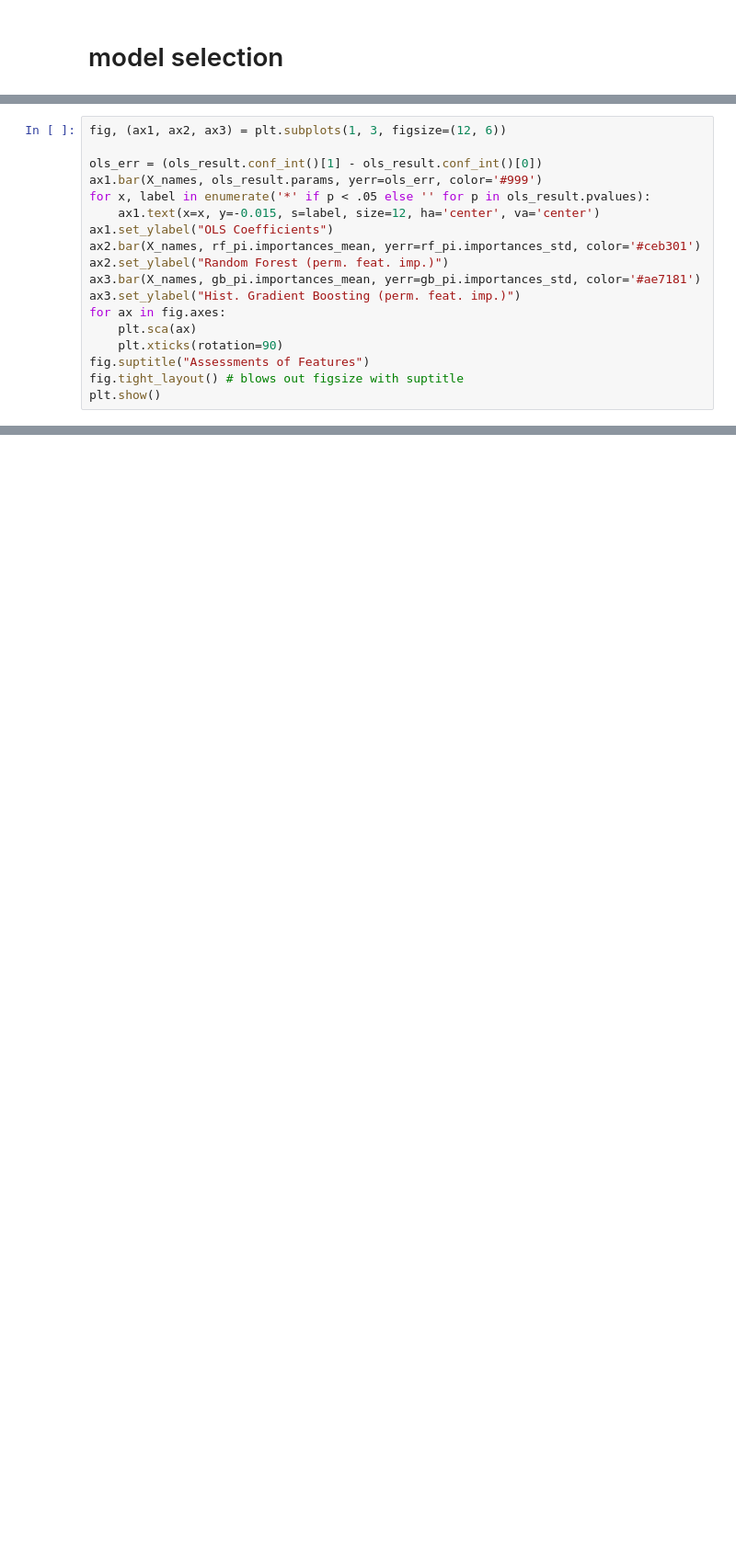
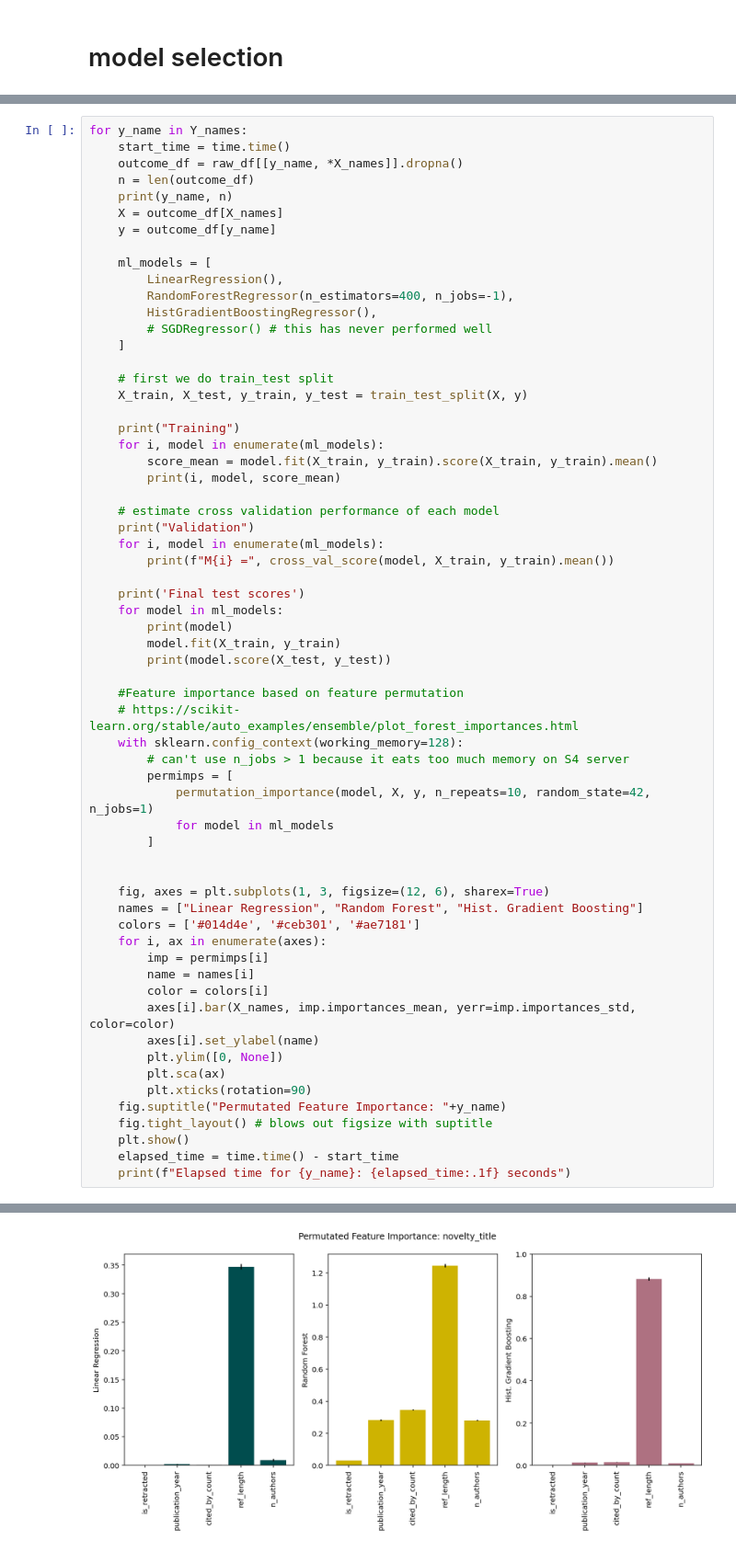
Before and after one commit to vaneseltine/s4-dark-side, a Jupyter notebook: 6_modeling.ipynb, the cells around one changed output, grey strips where cells are left out. Shown: that part at 92% size. Saved outputs shown, nothing was run; the diff lists cells and outputs as text; blank space fills up the shorter version.

```diff
--- a/6_modeling.ipynb
+++ b/6_modeling.ipynb
@@ -250,18 +98,0 @@ Elapsed time to compute the importances: 88.688 seconds
-# %%
-fig, (ax1, ax2, ax3) = plt.subplots(1, 3, figsize=(12, 6))
-
-ols_err = (ols_result.conf_int()[1] - ols_result.conf_int()[0])
-ax1.bar(X_names, ols_result.params, yerr=ols_err, color='#999')
-for x, label in enumerate('*' if p < .05 else '' for p in ols_result.pvalues):
-    ax1.text(x=x, y=-0.015, s=label, size=12, ha='center', va='center')
-ax1.set_ylabel("OLS Coefficients")
-ax2.bar(X_names, rf_pi.importances_mean, yerr=rf_pi.importances_std, color='#ceb301')
-ax2.set_ylabel("Random Forest (perm. feat. imp.)")
-ax3.bar(X_names, gb_pi.importances_mean, yerr=gb_pi.importances_std, color='#ae7181')
-ax3.set_ylabel("Hist. Gradient Boosting (perm. feat. imp.)")
-for ax in fig.axes:
-    plt.sca(ax)
-    plt.xticks(rotation=90)
-fig.suptitle("Assessments of Features")
-fig.tight_layout() # blows out figsize with suptitle
-plt.show()
@@ -269,0 +99,63 @@ plt.show()
+# %%
+for y_name in Y_names:
+    start_time = time.time()
+    outcome_df = raw_df[[y_name, *X_names]].dropna()
+    n = len(outcome_df)
+    print(y_name, n)
+    X = outcome_df[X_names]
+    y = outcome_df[y_name]
+
+    ml_models = [
+        LinearRegression(),
+        RandomForestRegressor(n_estimators=400, n_jobs=-1),
+        HistGradientBoostingRegressor(),
+        # SGDRegressor() # this has never performed well
+    ]
+
+    # first we do train_test split
+    X_train, X_test, y_train, y_test = train_test_split(X, y)
+
+    print("Training")
+    for i, model in enumerate(ml_models):
+        score_mean = model.fit(X_train, y_train).score(X_train, y_train).mean()
+        print(i, model, score_mean)
+
+    # estimate cross validation performance of each model
+    print("Validation")
+    for i, model in enumerate(ml_models):
+        print(f"M{i} =", cross_val_score(model, X_train, y_train).mean())
+
+    print('Final test scores')
+    for model in ml_models:
+        print(model)
+        model.fit(X_train, y_train)
+        print(model.score(X_test, y_test))
+
+    #Feature importance based on feature permutation
+    # https://scikit-learn.org/stable/auto_examples/ensemble/plot_forest_importances.html
+    with sklearn.config_context(working_memory=128):
+        # can't use n_jobs > 1 because it eats too much memory on S4 server
+        permimps = [
+            permutation_importance(model, X, y, n_repeats=10, random_state=42, n_jobs=1)
+            for model in ml_models
+        ]
+
+
+    fig, axes = plt.subplots(1, 3, figsize=(12, 6), sharex=True)
+    names = ["Linear Regression", "Random Forest", "Hist. Gradient Boosting"]
+    colors = ['#014d4e', '#ceb301', '#ae7181']
+    for i, ax in enumerate(axes):
+        imp = permimps[i]
+        name = names[i]
+        color = colors[i]
+        axes[i].bar(X_names, imp.importances_mean, yerr=imp.importances_std, color=color)
+        axes[i].set_ylabel(name)
+        plt.ylim([0, None])
+        plt.sca(ax)
+        plt.xticks(rotation=90)
+    fig.suptitle("Permutated Feature Importance: "+y_name)
+    fig.tight_layout() # blows out figsize with suptitle
+    plt.show()
+    elapsed_time = time.time() - start_time
+    print(f"Elapsed time for {y_name}: {elapsed_time:.1f} seconds")
+# %% [output]
@@ -269,0 +179 @@ plt.show()
+[figure, added]
```
Also changed, not shown: parts of 19 cells of this notebook, 2 other files.
